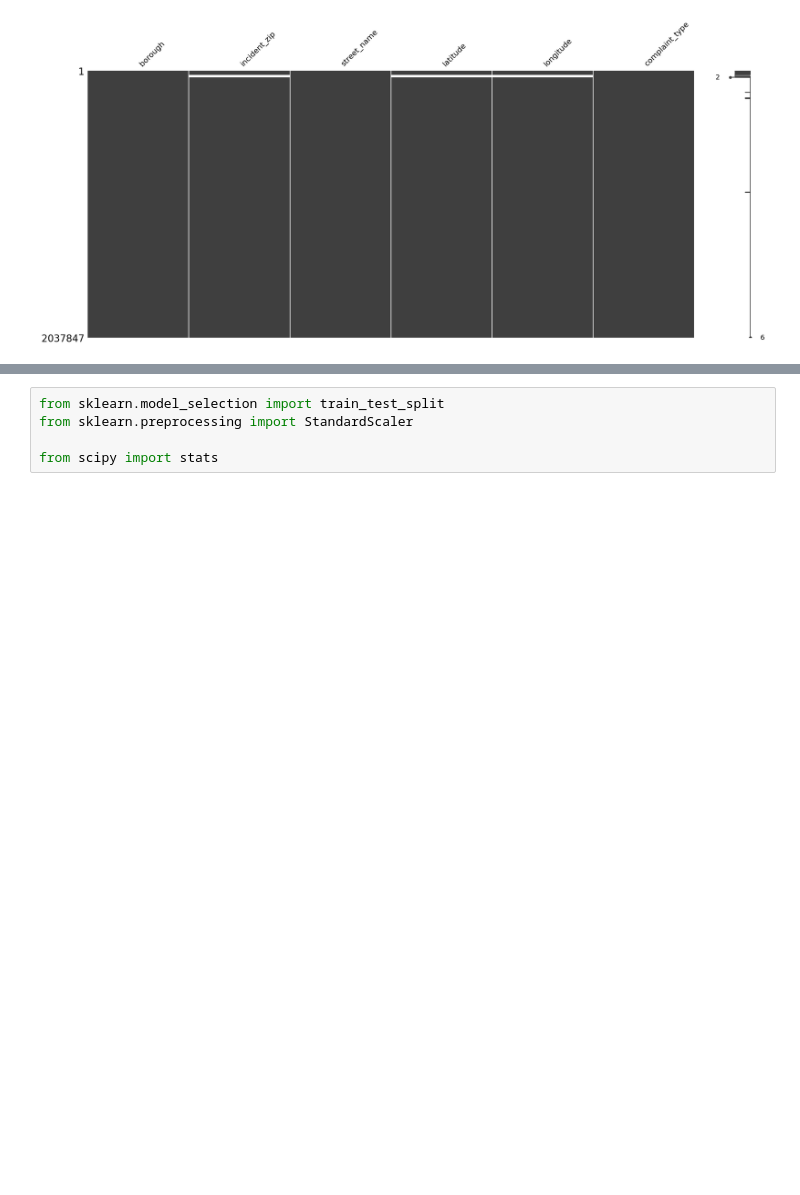
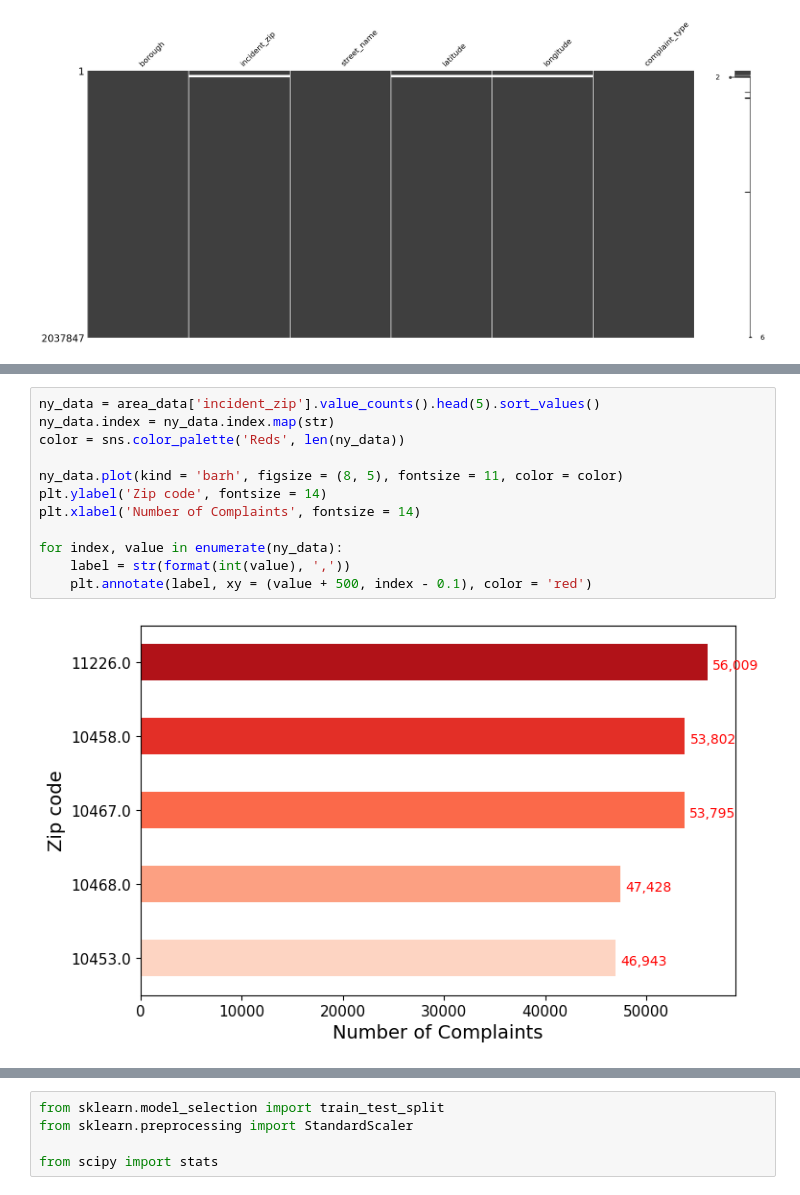
Before and after one commit to ram-polisetti/DataScience, a Jupyter notebook: nyc-311-request-analysis.ipynb, the cells around one changed output, grey strips where cells are left out. Saved outputs shown, nothing was run; the diff lists cells and outputs as text; blank space fills up the shorter version.

```diff
--- a/nyc-311-request-analysis.ipynb
+++ b/nyc-311-request-analysis.ipynb
@@ -353,0 +432,14 @@ msno.matrix(area_data)
+# %%
+ny_data = area_data['incident_zip'].value_counts().head(5).sort_values()
+ny_data.index = ny_data.index.map(str)
+color = sns.color_palette('Reds', len(ny_data))
+
+ny_data.plot(kind = 'barh', figsize = (8, 5), fontsize = 11, color = color)
+plt.ylabel('Zip code', fontsize = 14)
+plt.xlabel('Number of Complaints', fontsize = 14)
+
+for index, value in enumerate(ny_data):
+    label = str(format(int(value), ','))
+    plt.annotate(label, xy = (value + 500, index - 0.1), color = 'red')
+# %% [output]
+[figure, added]
```
Also changed, not shown: parts of 14 cells of this notebook.
